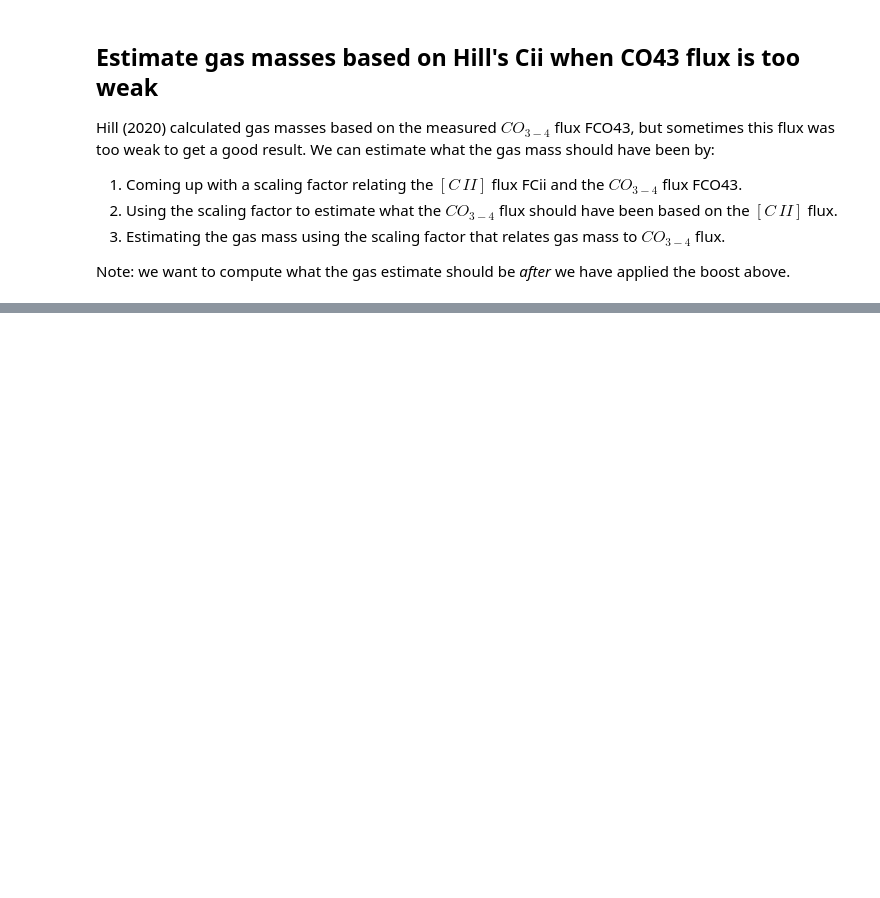
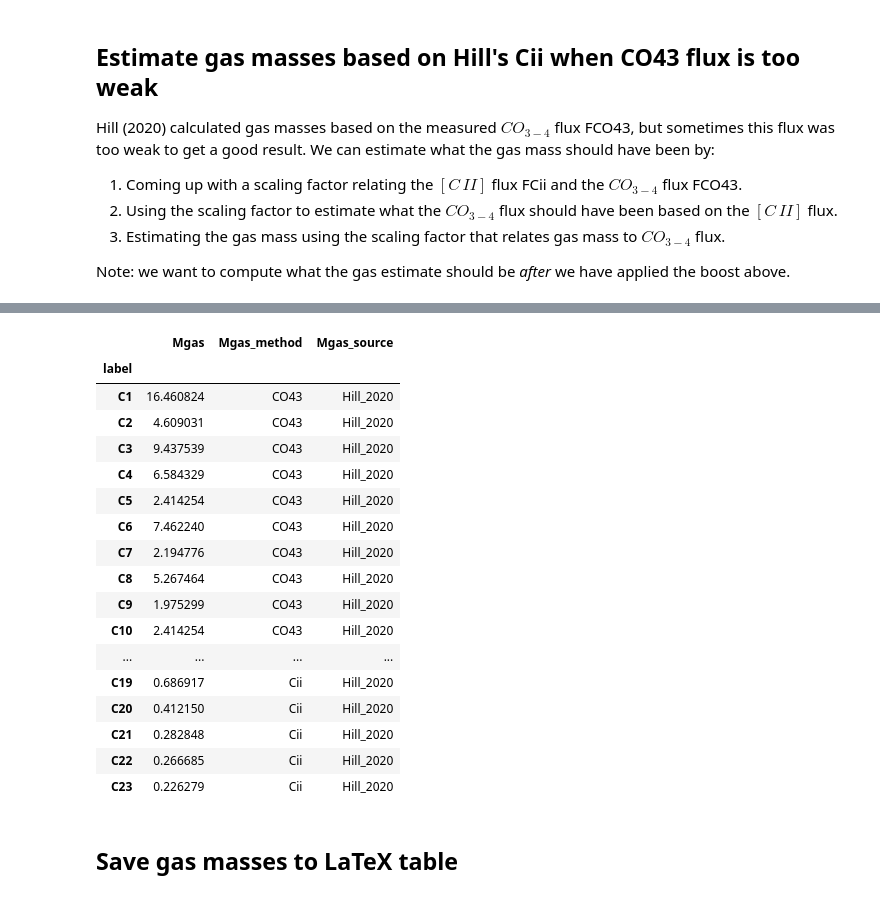
Before and after one commit to duncanmacintyre/galaxy-splicing, a Jupyter notebook: generate/compute_galaxy_mass.ipynb, the cells around one changed output, grey strips where cells are left out. Cells and saved outputs as stored; diff of their text form; code cells hidden in the pictures; blank space fills up the shorter version.

```diff
--- a/generate/compute_galaxy_mass.ipynb
+++ b/generate/compute_galaxy_mass.ipynb
@@ -150,0 +212,23 @@ df['Hill_2020', 'Mgas_CO43'] = Miller_Hill_ratio * ratio_Mgas_CO43 * ratio_CO43_
+# %%
+df['final']
+# %% [output]
+|  | Mgas | Mgas_method | Mgas_source |
+| label |  |  |  |
+| C1 | 16.460824 | CO43 | Hill_2020 |
+| C2 | 4.609031 | CO43 | Hill_2020 |
+| C3 | 9.437539 | CO43 | Hill_2020 |
+| C4 | 6.584329 | CO43 | Hill_2020 |
+| C5 | 2.414254 | CO43 | Hill_2020 |
+| C6 | 7.462240 | CO43 | Hill_2020 |
+| C7 | 2.194776 | CO43 | Hill_2020 |
+| C8 | 5.267464 | CO43 | Hill_2020 |
+| C9 | 1.975299 | CO43 | Hill_2020 |
+| C10 | 2.414254 | CO43 | Hill_2020 |
+| ... | ... | ... | ... |
+| C19 | 0.686917 | Cii | Hill_2020 |
+| C20 | 0.412150 | Cii | Hill_2020 |
+| C21 | 0.282848 | Cii | Hill_2020 |
+| C22 | 0.266685 | Cii | Hill_2020 |
+| C23 | 0.226279 | Cii | Hill_2020 |
+# %% [markdown]
+## Save gas masses to LaTeX table
```
Also changed, not shown: parts of 22 cells of this notebook, 2 other files.
